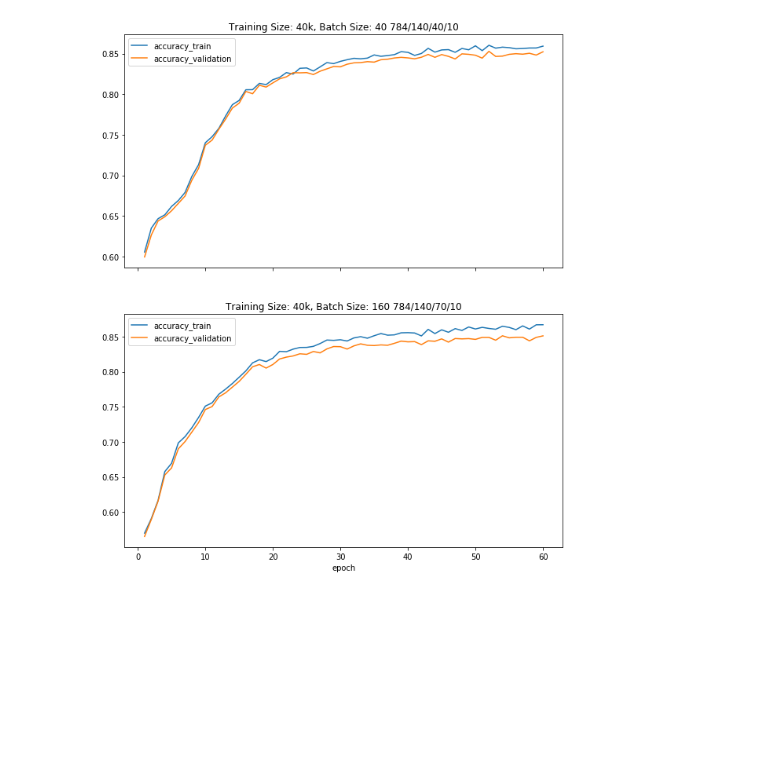
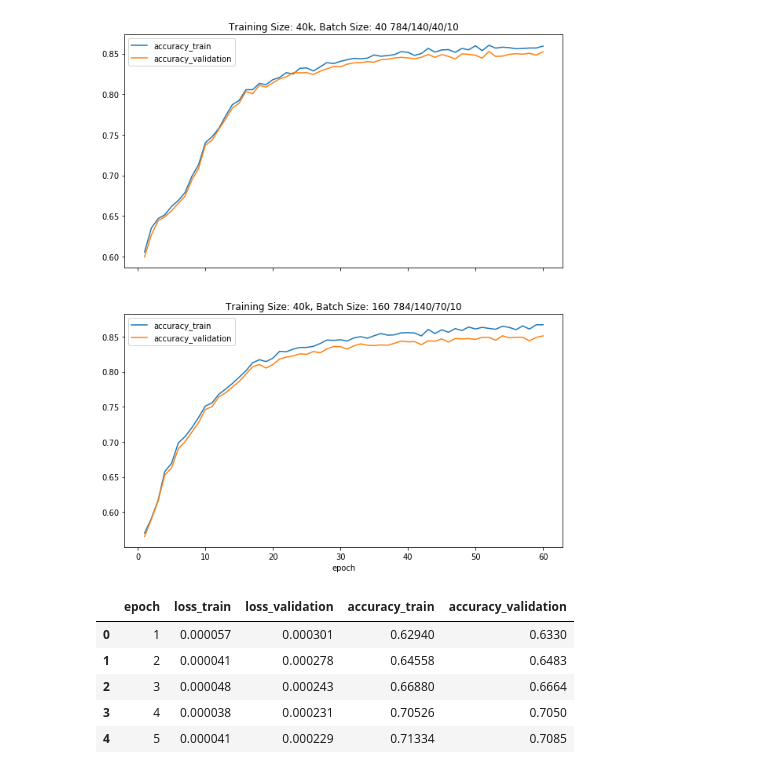
Before and after one commit to calldrj/Deep.Learning, a Jupyter notebook: data/hyper_params_tuning.ipynb, the cells around one changed output. Saved outputs shown, nothing was run; the diff lists cells and outputs as text; code cells hidden in the pictures; blank space fills up the shorter version.

```diff
--- a/data/hyper_params_tuning.ipynb
+++ b/data/hyper_params_tuning.ipynb
@@ -351,3 +351,15 @@ plot_accuracy(df_40K_040, "Training Size: 40k, Batch Size: 40 784/140/40/10",
           df_40K_160, "Training Size: 40k, Batch Size: 160 784/140/70/10")
 # %% [output]
 [figure]
+# %%
+df_50K_140 = pd.read_csv('CE[40_160_0.01_0.01_1.0_140].csv')
+df_50K_210 = pd.read_csv('CE[40_160_0.01_0.01_1.0_210].csv')
+
+df_50K_140.head()
+# %% [output]
+|  | epoch | loss_train | loss_validation | accuracy_train | accuracy_validation |
+| 0 | 1 | 0.000057 | 0.000301 | 0.62940 | 0.6330 |
+| 1 | 2 | 0.000041 | 0.000278 | 0.64558 | 0.6483 |
+| 2 | 3 | 0.000048 | 0.000243 | 0.66880 | 0.6664 |
+| 3 | 4 | 0.000038 | 0.000231 | 0.70526 | 0.7050 |
+| 4 | 5 | 0.000041 | 0.000229 | 0.71334 | 0.7085 |
```
Also changed, not shown: parts of 3 cells of this notebook.
